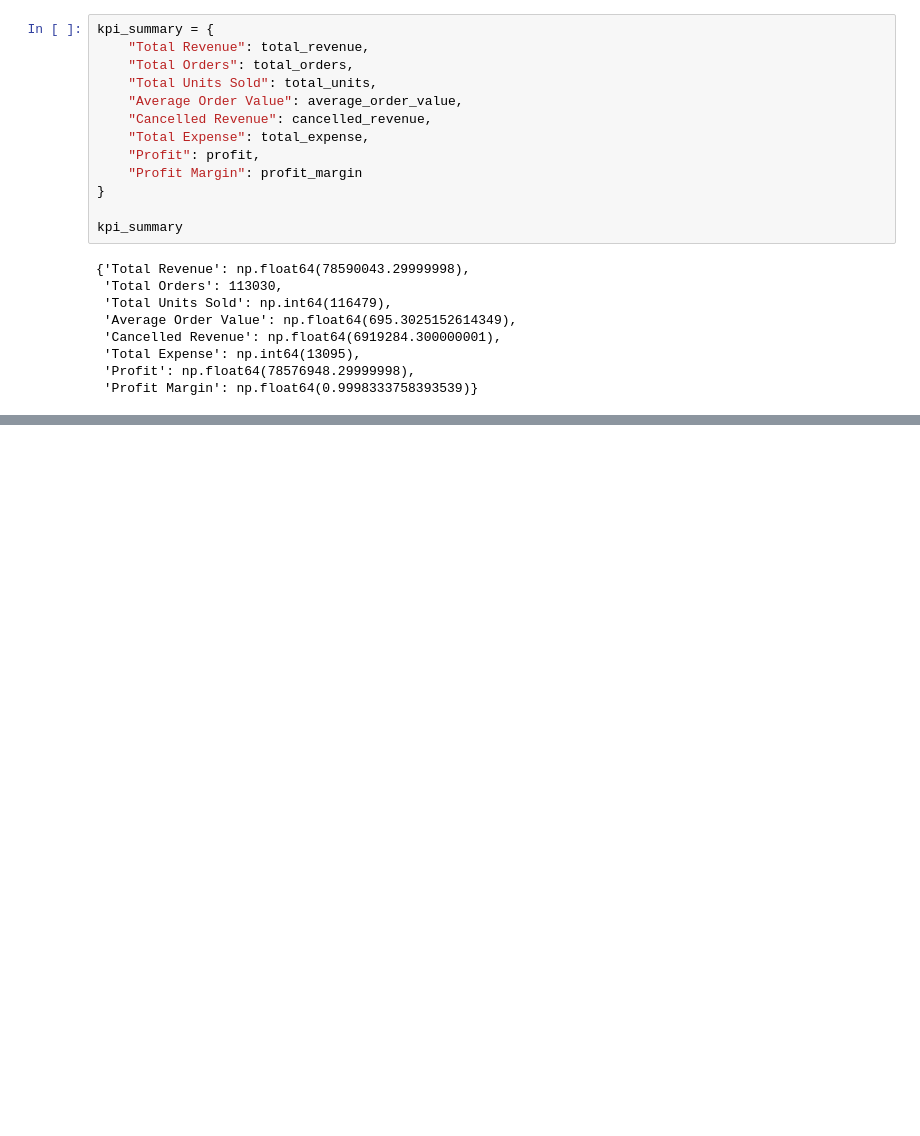
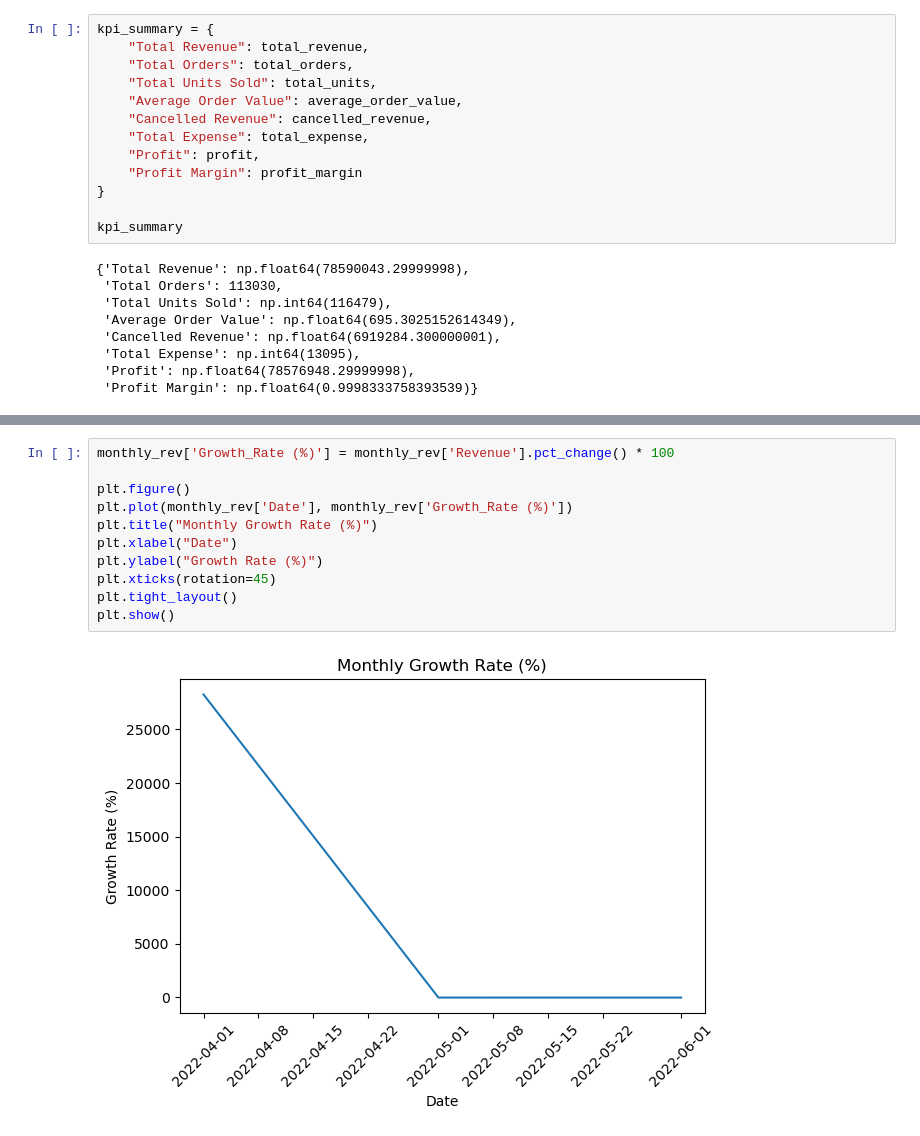
Before and after one commit to Yobil-Job/Ecommerece_Bussines_Intelligence, a Jupyter notebook: Ecommerce_Bussines_Intelligence.ipynb, the cells around one changed output, grey strips where cells are left out. Saved outputs shown, nothing was run; the diff lists cells and outputs as text; blank space fills up the shorter version.

```diff
--- a/Ecommerce_Bussines_Intelligence.ipynb
+++ b/Ecommerce_Bussines_Intelligence.ipynb
@@ -680,0 +707,13 @@ kpi_summary
+# %%
+monthly_rev['Growth_Rate (%)'] = monthly_rev['Revenue'].pct_change() * 100
+
+plt.figure()
+plt.plot(monthly_rev['Date'], monthly_rev['Growth_Rate (%)'])
+plt.title("Monthly Growth Rate (%)")
+plt.xlabel("Date")
+plt.ylabel("Growth Rate (%)")
+plt.xticks(rotation=45)
+plt.tight_layout()
+plt.show()
+# %% [output]
+[figure, added]
```
Also changed, not shown: parts of 10 cells of this notebook.
